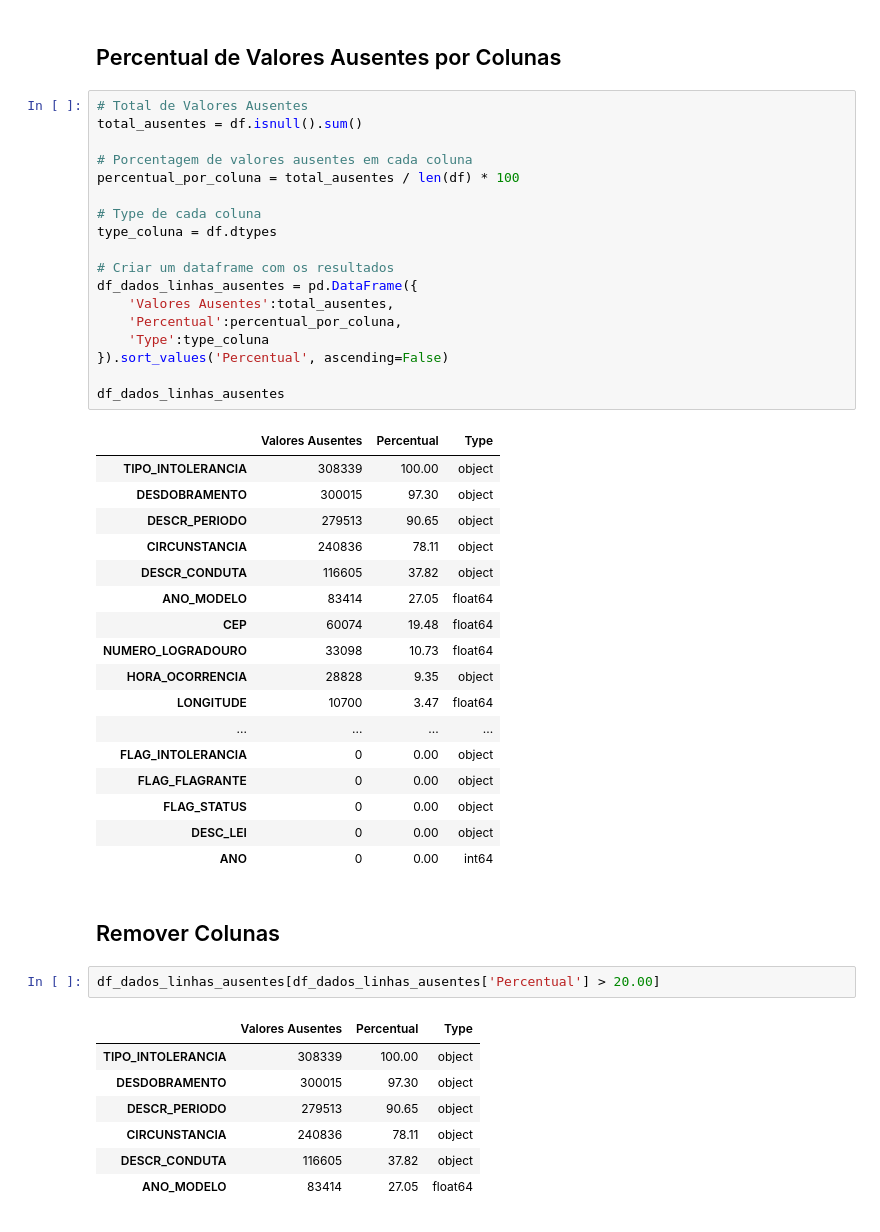
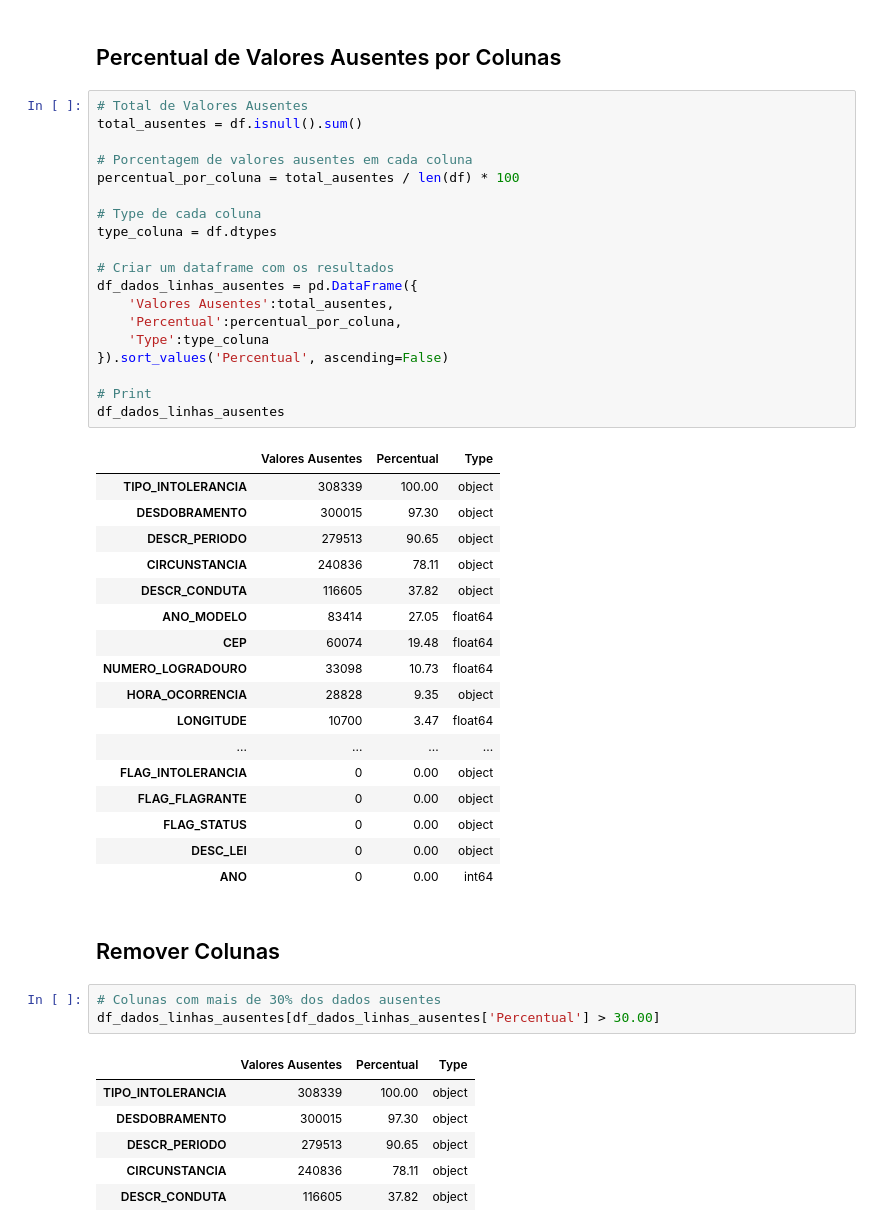
Before and after one commit to gabrielzerraa/Veiculos-roubados-SP, a Jupyter notebook: Veiculos-roubados-SP.ipynb, the cells around one changed output. Saved outputs shown, nothing was run; the diff lists cells and outputs as text.

```diff
--- a/Veiculos-roubados-SP.ipynb
+++ b/Veiculos-roubados-SP.ipynb
@@ -162,6 +149,7 @@ df_dados_linhas_ausentes = pd.DataFrame({
     'Type':type_coluna
 }).sort_values('Percentual', ascending=False)
 
+# Print
 df_dados_linhas_ausentes
 # %% [output]
 |  | Valores Ausentes | Percentual | Type |
@@ -184,13 +172,13 @@ df_dados_linhas_ausentes
 # %% [markdown]
 ## Remover Colunas
 # %%
-df_dados_linhas_ausentes[df_dados_linhas_ausentes['Percentual'] > 20.00]
+# Colunas com mais de 30% dos dados ausentes
+df_dados_linhas_ausentes[df_dados_linhas_ausentes['Percentual'] > 30.00]
 # %% [output]
 |  | Valores Ausentes | Percentual | Type |
 | TIPO_INTOLERANCIA | 308339 | 100.00 | object |
 | DESDOBRAMENTO | 300015 | 97.30 | object |
 | DESCR_PERIODO | 279513 | 90.65 | object |
 | CIRCUNSTANCIA | 240836 | 78.11 | object |
 | DESCR_CONDUTA | 116605 | 37.82 | object |
-| ANO_MODELO | 83414 | 27.05 | float64 |
 # %%
```
Also changed, not shown: parts of 32 cells of this notebook.
